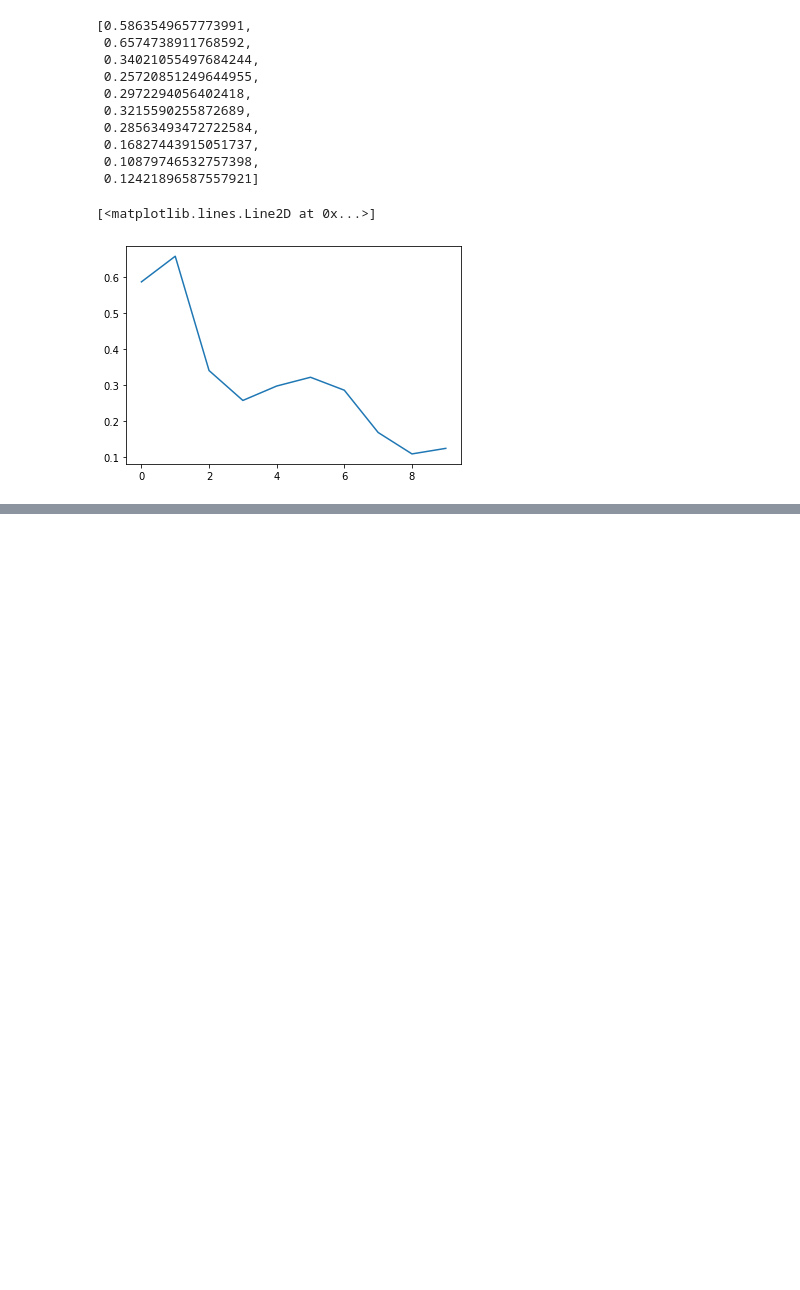
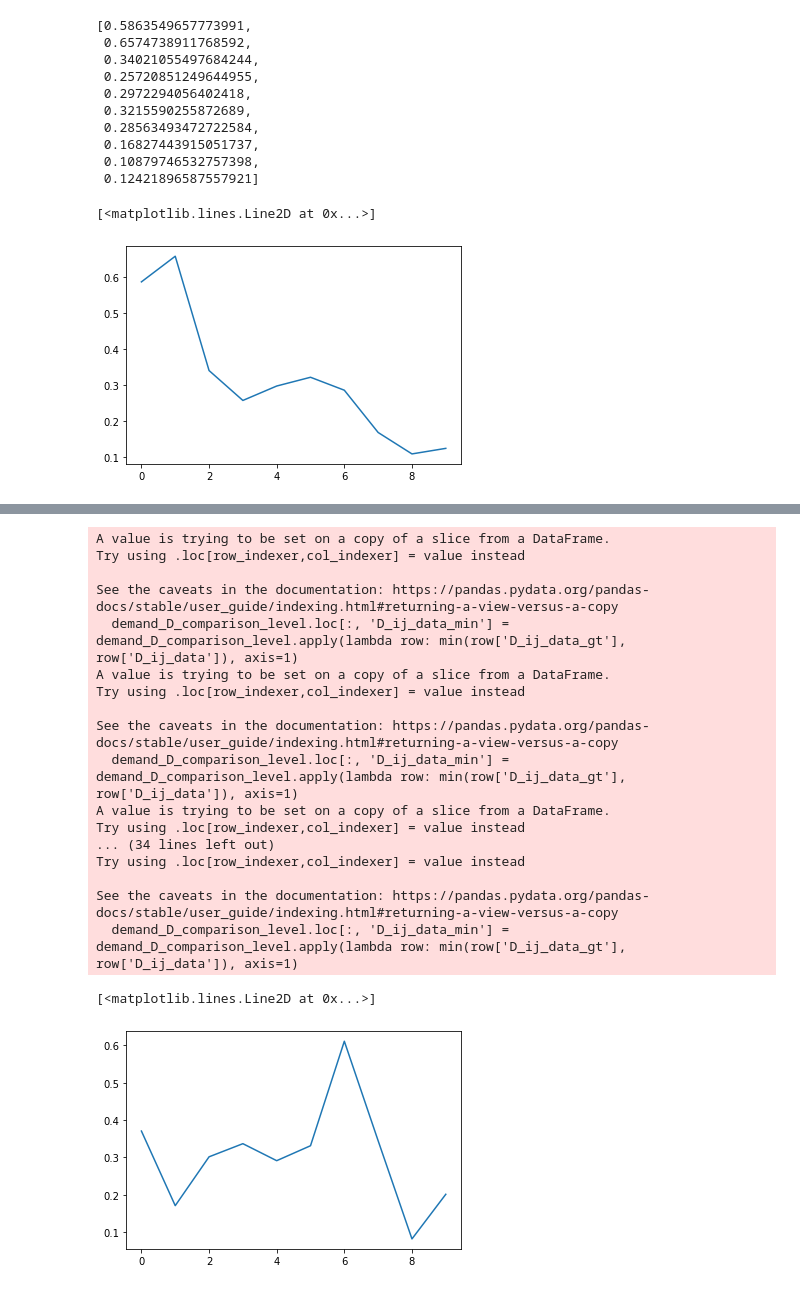
Before and after one commit to HaoCong1221/FlowsGeneration, a Jupyter notebook: src/10Distance_Group.ipynb, the cells around one changed output, grey strips where cells are left out. Cells and saved outputs as stored; diff of their text form; code cells hidden in the pictures; blank space fills up the shorter version.

```diff
--- a/src/10Distance_Group.ipynb
+++ b/src/10Distance_Group.ipynb
@@ -195,0 +374,2 @@ flows_comparison
+# %%
+demand_D_comparison = demand_D_gt.loc[demand_D_gt['D_ij_data_gt'] != 0, :].merge(result_3, on=['ozone_deso', 'dzone_deso'], how='inner')
@@ -395,0 +718,39 @@ plt.plot(result_vij_SSI)
+# %%
+
+demand_D_comparison.loc[:, 'D_ij_data_gt'] = demand_D_comparison.loc[:, 'D_ij_data_gt'] /demand_D_comparison.loc[:, 'D_ij_data_gt'].sum()
+demand_D_comparison.loc[:, 'D_ij_data'] = demand_D_comparison.loc[:, 'D_ij_data'] / demand_D_comparison.loc[:, 'D_ij_data'].sum()
+demand_D_comparison.head()
+
+result_Dij_SSI = []
+for level_percent in range(1, 11):
+    demand_D_comparison_level = demand_D_comparison[demand_D_comparison['level'] == level_percent]
+
+    demand_D_comparison_level.loc[:, 'D_ij_data_min'] = demand_D_comparison_level.apply(lambda row: min(row['D_ij_data_gt'], row['D_ij_data']), axis=1)
+    SSI = 2 * demand_D_comparison_level.loc[:, 'D_ij_data_min'].sum() / \
+      (demand_D_comparison_level.loc[:, 'D_ij_data_gt'].sum() + demand_D_comparison_level.loc[:, 'D_ij_data'].sum())
+    result_Dij_SSI.append(SSI)
+
+result_Dij_SSI
+
+
+plt.plot(result_Dij_SSI)
+# %% [output]
+A value is trying to be set on a copy of a slice from a DataFrame.
+Try using .loc[row_indexer,col_indexer] = value instead
+
+See the caveats in the documentation: https://pandas.pydata.org/pandas-docs/stable/user_guide/indexing.html#returning-a-view-versus-a-copy
+  demand_D_comparison_level.loc[:, 'D_ij_data_min'] = demand_D_comparison_level.apply(lambda row: min(row['D_ij_data_gt'], row['D_ij_data']), axis=1)
+A value is trying to be set on a copy of a slice from a DataFrame.
+Try using .loc[row_indexer,col_indexer] = value instead
+
+See the caveats in the documentation: https://pandas.pydata.org/pandas-docs/stable/user_guide/indexing.html#returning-a-view-versus-a-copy
+  demand_D_comparison_level.loc[:, 'D_ij_data_min'] = demand_D_comparison_level.apply(lambda row: min(row['D_ij_data_gt'], row['D_ij_data']), axis=1)
+A value is trying to be set on a copy of a slice from a DataFrame.
+Try using .loc[row_indexer,col_indexer] = value instead
+... (34 lines left out)
+Try using .loc[row_indexer,col_indexer] = value instead
+
+See the caveats in the documentation: https://pandas.pydata.org/pandas-docs/stable/user_guide/indexing.html#returning-a-view-versus-a-copy
+  demand_D_comparison_level.loc[:, 'D_ij_data_min'] = demand_D_comparison_level.apply(lambda row: min(row['D_ij_data_gt'], row['D_ij_data']), axis=1)
+[<matplotlib.lines.Line2D at 0x...>]
+[figure, added]
```
Also changed, not shown: parts of 39 cells of this notebook, 4 other files.
